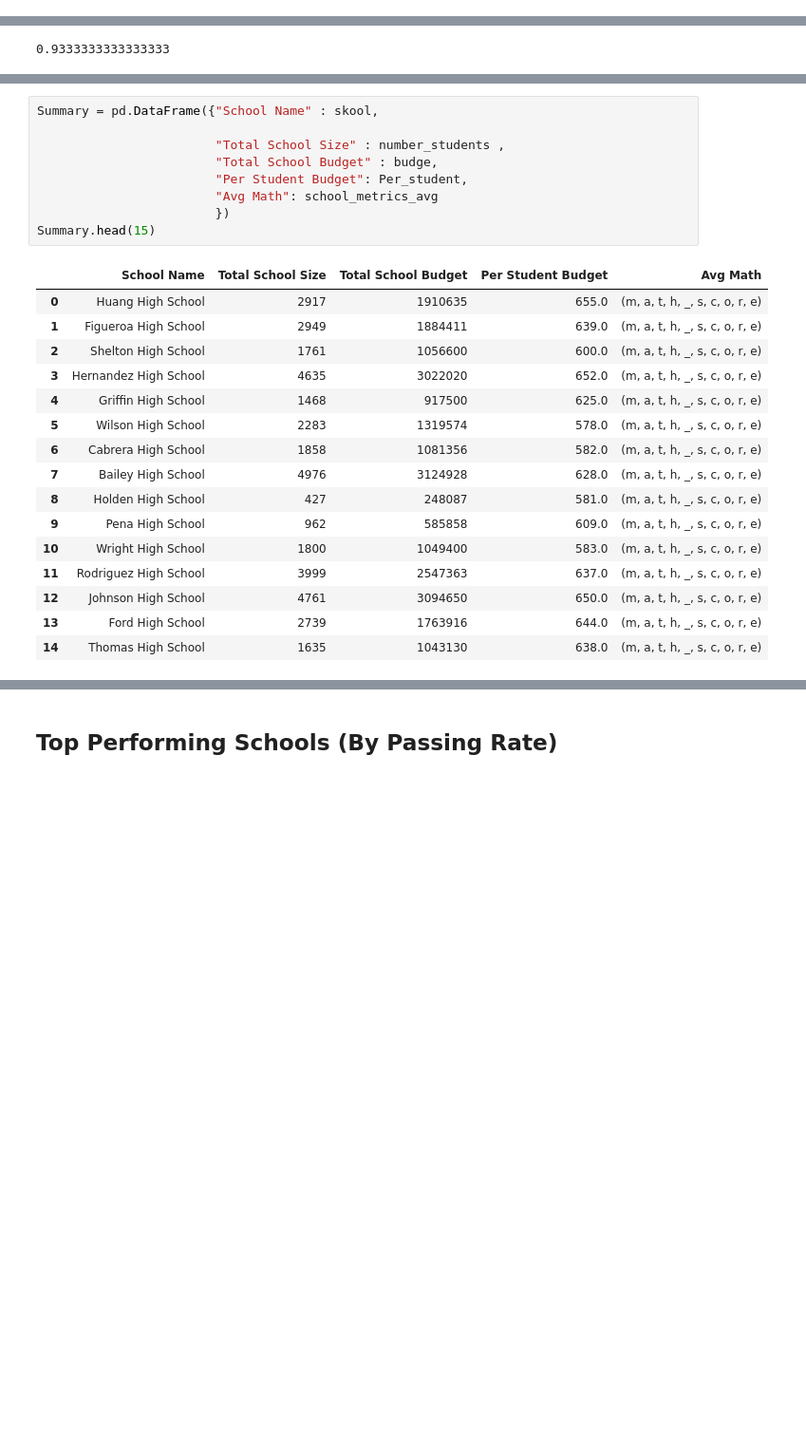
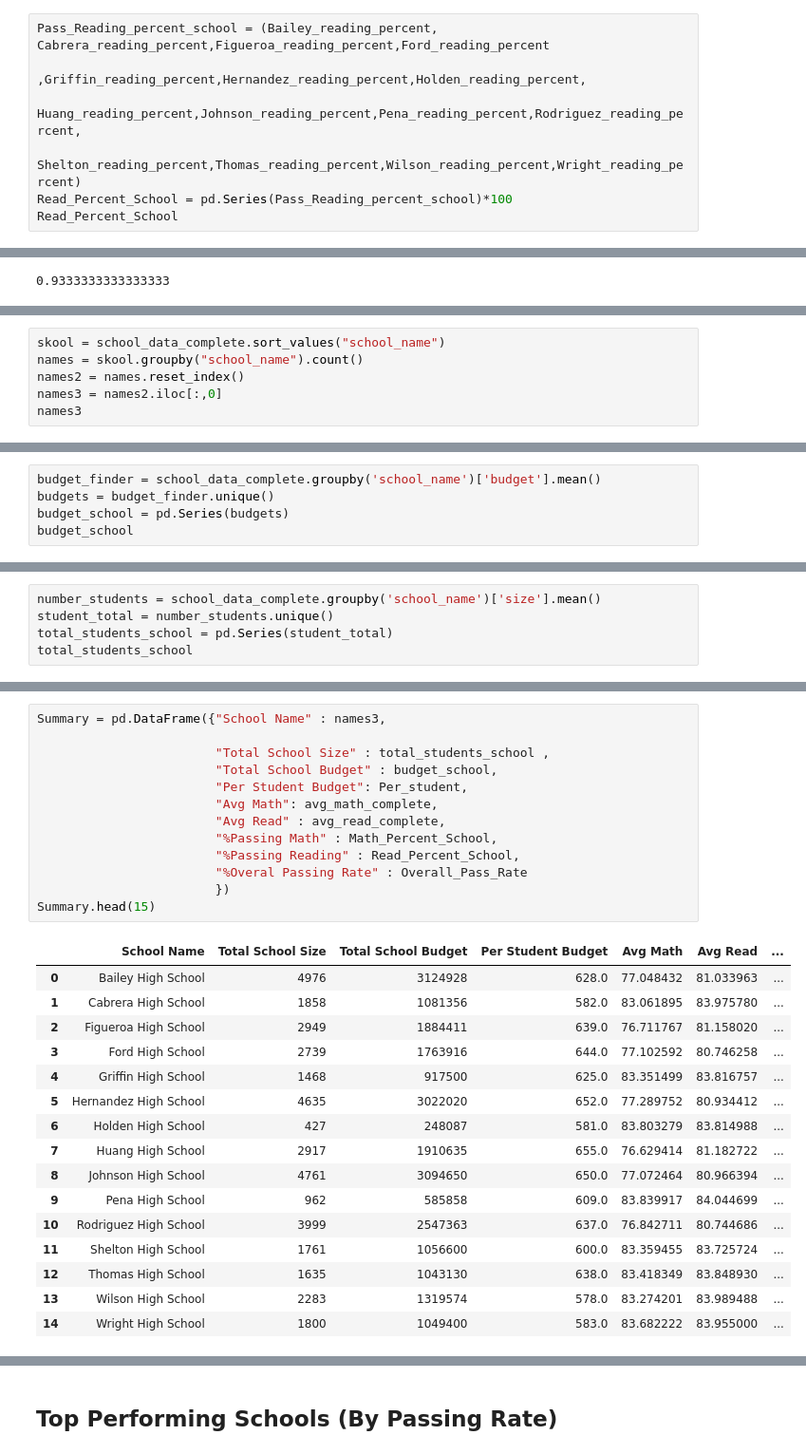
Before and after one commit to clayfranklin/PyCitySchools, a Jupyter notebook: Homework 4_PyCitySchools_PyCitySchools_starter.ipynb, the cells around one changed output, grey strips where cells are left out. Shown: that part at 95% size. Cells and saved outputs as stored; diff of their text form; blank space fills up the shorter version.

Commit message:
2nd table complete

```diff
--- a/Homework 4_PyCitySchools_PyCitySchools_starter.ipynb
+++ b/Homework 4_PyCitySchools_PyCitySchools_starter.ipynb
@@ -165,0 +187,7 @@ Name: type, dtype: int64
+# %%
+Pass_Reading_percent_school = (Bailey_reading_percent, Cabrera_reading_percent,Figueroa_reading_percent,Ford_reading_percent
+                              ,Griffin_reading_percent,Hernandez_reading_percent,Holden_reading_percent,
+                              Huang_reading_percent,Johnson_reading_percent,Pena_reading_percent,Rodriguez_reading_percent,
+                              Shelton_reading_percent,Thomas_reading_percent,Wilson_reading_percent,Wright_reading_percent)
+Read_Percent_School = pd.Series(Pass_Reading_percent_school)*100
+Read_Percent_School
@@ -406,0 +410,6 @@ typo
+# %%
+skool = school_data_complete.sort_values("school_name")
+names = skool.groupby("school_name").count()
+names2 = names.reset_index()
+names3 = names2.iloc[:,0]
+names3
@@ -406,0 +433,5 @@ typo
+# %%
+budget_finder = school_data_complete.groupby('school_name')['budget'].mean()
+budgets = budget_finder.unique()
+budget_school = pd.Series(budgets)
+budget_school
@@ -406,0 +455,5 @@ typo
+# %%
+number_students = school_data_complete.groupby('school_name')['size'].mean()
+student_total = number_students.unique()
+total_students_school = pd.Series(student_total)
+total_students_school
@@ -439,28 +482,32 @@ skool_type.head()
 # %%
-Summary = pd.DataFrame({"School Name" : skool,
+Summary = pd.DataFrame({"School Name" : names3,
 
-                        "Total School Size" : number_students ,
-                        "Total School Budget" : budge,
+                        "Total School Size" : total_students_school ,
+                        "Total School Budget" : budget_school,
                         "Per Student Budget": Per_student,
-                        "Avg Math": school_metrics_avg
+                        "Avg Math": avg_math_complete,
+                        "Avg Read" : avg_read_complete,
+                        "%Passing Math" : Math_Percent_School,
+                        "%Passing Reading" : Read_Percent_School,
+                        "%Overal Passing Rate" : Overall_Pass_Rate
                         })
 Summary.head(15)
 # %% [output]
-|  | School Name | Total School Size | Total School Budget | Per Student Budget | Avg Math |
-| 0 | Huang High School | 2917 | 1910635 | 655.0 | (m, a, t, h, _, s, c, o, r, e) |
-| 1 | Figueroa High School | 2949 | 1884411 | 639.0 | (m, a, t, h, _, s, c, o, r, e) |
-| 2 | Shelton High School | 1761 | 1056600 | 600.0 | (m, a, t, h, _, s, c, o, r, e) |
-| 3 | Hernandez High School | 4635 | 3022020 | 652.0 | (m, a, t, h, _, s, c, o, r, e) |
-| 4 | Griffin High School | 1468 | 917500 | 625.0 | (m, a, t, h, _, s, c, o, r, e) |
-| 5 | Wilson High School | 2283 | 1319574 | 578.0 | (m, a, t, h, _, s, c, o, r, e) |
-| 6 | Cabrera High School | 1858 | 1081356 | 582.0 | (m, a, t, h, _, s, c, o, r, e) |
-| 7 | Bailey High School | 4976 | 3124928 | 628.0 | (m, a, t, h, _, s, c, o, r, e) |
-| 8 | Holden High School | 427 | 248087 | 581.0 | (m, a, t, h, _, s, c, o, r, e) |
-| 9 | Pena High School | 962 | 585858 | 609.0 | (m, a, t, h, _, s, c, o, r, e) |
-| 10 | Wright High School | 1800 | 1049400 | 583.0 | (m, a, t, h, _, s, c, o, r, e) |
-| 11 | Rodriguez High School | 3999 | 2547363 | 637.0 | (m, a, t, h, _, s, c, o, r, e) |
-| 12 | Johnson High School | 4761 | 3094650 | 650.0 | (m, a, t, h, _, s, c, o, r, e) |
-| 13 | Ford High School | 2739 | 1763916 | 644.0 | (m, a, t, h, _, s, c, o, r, e) |
-| 14 | Thomas High School | 1635 | 1043130 | 638.0 | (m, a, t, h, _, s, c, o, r, e) |
+|  | School Name | Total School Size | Total School Budget | Per Student Budget | Avg Math | Avg Read | ... |
+| 0 | Bailey High School | 4976 | 3124928 | 628.0 | 77.048432 | 81.033963 | ... |
+| 1 | Cabrera High School | 1858 | 1081356 | 582.0 | 83.061895 | 83.975780 | ... |
+| 2 | Figueroa High School | 2949 | 1884411 | 639.0 | 76.711767 | 81.158020 | ... |
+| 3 | Ford High School | 2739 | 1763916 | 644.0 | 77.102592 | 80.746258 | ... |
+| 4 | Griffin High School | 1468 | 917500 | 625.0 | 83.351499 | 83.816757 | ... |
+| 5 | Hernandez High School | 4635 | 3022020 | 652.0 | 77.289752 | 80.934412 | ... |
+| 6 | Holden High School | 427 | 248087 | 581.0 | 83.803279 | 83.814988 | ... |
+| 7 | Huang High School | 2917 | 1910635 | 655.0 | 76.629414 | 81.182722 | ... |
+| 8 | Johnson High School | 4761 | 3094650 | 650.0 | 77.072464 | 80.966394 | ... |
+| 9 | Pena High School | 962 | 585858 | 609.0 | 83.839917 | 84.044699 | ... |
+| 10 | Rodriguez High School | 3999 | 2547363 | 637.0 | 76.842711 | 80.744686 | ... |
+| 11 | Shelton High School | 1761 | 1056600 | 600.0 | 83.359455 | 83.725724 | ... |
+| 12 | Thomas High School | 1635 | 1043130 | 638.0 | 83.418349 | 83.848930 | ... |
+| 13 | Wilson High School | 2283 | 1319574 | 578.0 | 83.274201 | 83.989488 | ... |
+| 14 | Wright High School | 1800 | 1049400 | 583.0 | 83.682222 | 83.955000 | ... |
 # %%
 Per_student = Summary.iloc[:,2]/Summary.iloc[:,1]
```
Also changed, not shown: parts of 18 cells of this notebook.
